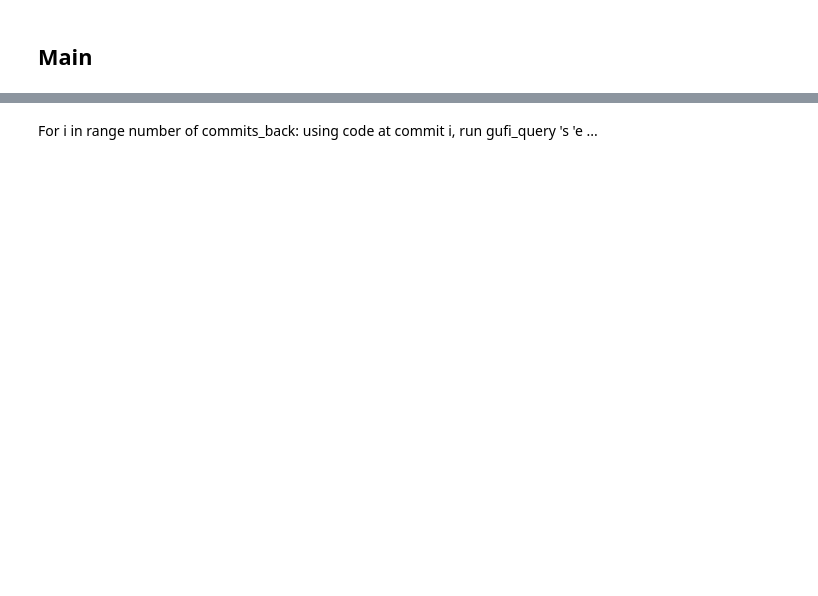
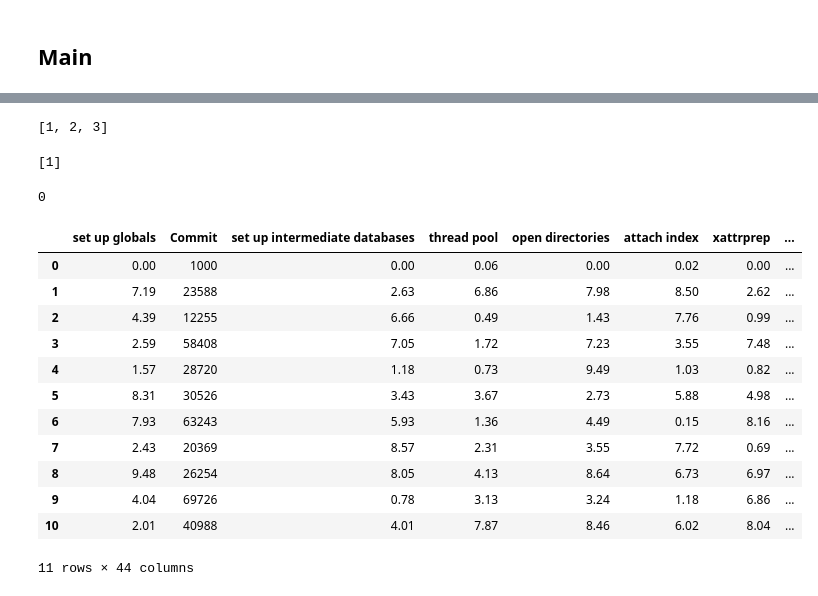
Before and after one commit to Btslade/GUFI, a Jupyter notebook: contrib/performance/graphing.ipynb, the cells around one changed output, grey strips where cells are left out. Saved outputs shown, nothing was run; the diff lists cells and outputs as text; code cells hidden in the pictures; blank space fills up the shorter version.

```diff
--- a/contrib/performance/graphing.ipynb
+++ b/contrib/performance/graphing.ipynb
@@ -156,8 +154,37 @@ generate_graph(df, columns_to_plot, line_colors, graph_title, dimensions, line_t
-# %%
-df = load_and_clean('gufi_query.csv')
-df.apply(plot)
-# %% [markdown]
-For i in range number of commits_back:
-    using code at commit i, run gufi_query 's 'e ...
 # %%
 df.plot(figsize=(32, 24), subplots=True, layout=(5,10))
+# %%
+test = [1,2]
+test1= [1,2,3]
+test2 = [1]
+
+x = max(test, test1, test2)
+print(x)
+# %% [output]
+[1, 2, 3]
+# %%
+test3 = [test[0]]
+test3
+# %% [output]
+[1]
+# %%
+test = []
+len(test)
+# %% [output]
+0
+# %%
+df
+# %% [output]
+|  | set up globals | Commit | set up intermediate databases | thread pool | open directories | attach index | xattrprep | ... |
+| 0 | 0.00 | 1000 | 0.00 | 0.06 | 0.00 | 0.02 | 0.00 | ... |
+| 1 | 7.19 | 23588 | 2.63 | 6.86 | 7.98 | 8.50 | 2.62 | ... |
+| 2 | 4.39 | 12255 | 6.66 | 0.49 | 1.43 | 7.76 | 0.99 | ... |
+| 3 | 2.59 | 58408 | 7.05 | 1.72 | 7.23 | 3.55 | 7.48 | ... |
+| 4 | 1.57 | 28720 | 1.18 | 0.73 | 9.49 | 1.03 | 0.82 | ... |
+| 5 | 8.31 | 30526 | 3.43 | 3.67 | 2.73 | 5.88 | 4.98 | ... |
+| 6 | 7.93 | 63243 | 5.93 | 1.36 | 4.49 | 0.15 | 8.16 | ... |
+| 7 | 2.43 | 20369 | 8.57 | 2.31 | 3.55 | 7.72 | 0.69 | ... |
+| 8 | 9.48 | 26254 | 8.05 | 4.13 | 8.64 | 6.73 | 6.97 | ... |
+| 9 | 4.04 | 69726 | 0.78 | 3.13 | 3.24 | 1.18 | 6.86 | ... |
+| 10 | 2.01 | 40988 | 4.01 | 7.87 | 8.46 | 6.02 | 8.04 | ... |
+11 rows × 44 columns
```
Also changed, not shown: parts of 10 cells of this notebook, 1 other file.
